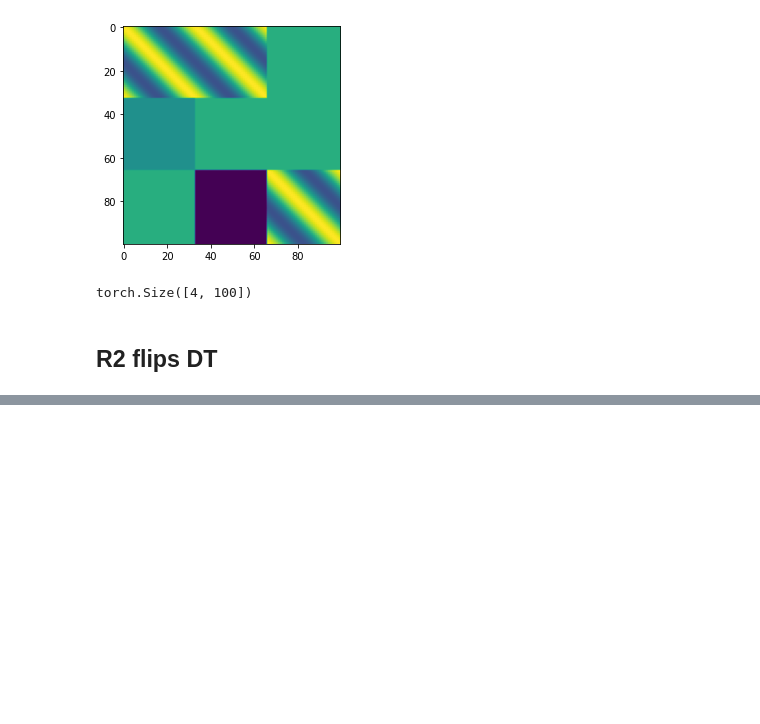
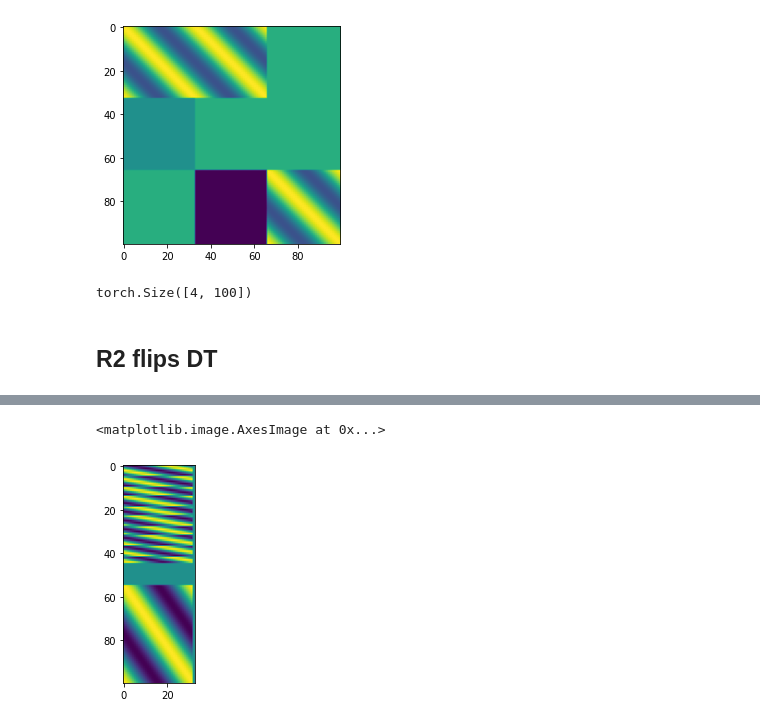
Before and after one commit to azaho/rnnmin, a Jupyter notebook: HD.ipynb, the cells around one changed output, grey strips where cells are left out. Saved outputs shown, nothing was run; the diff lists cells and outputs as text; code cells hidden in the pictures; blank space fills up the shorter version.

```diff
--- a/HD.ipynb
+++ b/HD.ipynb
@@ -215,0 +272,35 @@ plt.imshow(R1_W)
+# %%
+fixed_R1_pref=torch.tensor([174., 178.,   2.,   6.,  11.,  15.,  20.,  24.,  29.,  34.,  39.,  43.,
+         47.,  51.,  54.,  58.,  61.,  66.,  70.,  73.,  76.,  80.,  83.,  87.,
+         91.,  95.,  99., 104., 108., 113., 117., 121., 126., 130., 135., 139.,
+        143., 146., 151., 154., 158., 161., 165., 168., 171.])
+# %%
+model = models.CTRNN(task=task, dim_recurrent=dim_recurrent, nonlinearity="retanh")
+with torch.no_grad():
+    model.fc_x2ah.weight[:, :] = 0
+    model.fc_x2ah.bias[:] = 0
+    model.fc_h2ah.weight[:, :] = 0
+    model.fc_h2y.weight[:, :] = 0
+    model.fc_h2y.bias[:] = 0
+
+    model.fc_x2ah.weight[R2_i, :-1] = IN_R2_W * 0.3
+    model.fc_x2ah.weight[DT_i, :-1] = IN_DT_W * 0.0
+    model.fc_x2ah.weight[R1_i, :-1] = IN_R1_W * 0.3
+    model.fc_x2ah.bias[:] = -.2
+    model.fc_x2ah.bias[DT_i] = .2
+    model.fc_h2ah.weight[min(R1_i):max(R1_i)+1, :][:, min(R1_i):max(R1_i)+1] = R1_W * 0.3
+    model.fc_h2ah.weight[min(DT_i):max(DT_i)+1, :][:, min(DT_i):max(DT_i)+1] = DT_W * 0.0
+    model.fc_h2ah.weight[min(R2_i):max(R2_i)+1, :][:, min(R2_i):max(R2_i)+1] = R2_W * 0.3
+    model.fc_h2ah.weight[min(R1_i):max(R1_i)+1, :][:, min(DT_i):max(DT_i)+1] = DT_R1_W * 0.0
+    model.fc_h2ah.weight[min(DT_i):max(DT_i)+1, :][:, min(R1_i):max(R1_i)+1] = (-1) * .1 * .1 *.5
+    model.fc_h2ah.weight[min(R2_i):max(R2_i)+1, :][:, min(DT_i):max(DT_i)+1] = (-1) * .5 * 1
+
+    model.fc_h2y.weight[1, R1_i] = torch.cos(2 * (fixed_R1_pref) / 180 * np.pi) * 0.0725
+    model.fc_h2y.weight[0, R1_i] = torch.sin(2 * (fixed_R1_pref) / 180 * np.pi) * 0.0725
+    model.fc_h2y.weight[3, R2_i] = torch.cos(2 * R2_pref / 180 * np.pi) * 0.0725
+    model.fc_h2y.weight[2, R2_i] = torch.sin(2 * R2_pref / 180 * np.pi) * 0.0725
+plt.imshow(model.fc_h2ah.weight.detach().numpy())
+plt.imshow(model.fc_x2ah.weight.detach().numpy())
+# %% [output]
+<matplotlib.image.AxesImage at 0x...>
+[figure, added]
```
Also changed, not shown: parts of 11 cells of this notebook, 2 other files.
